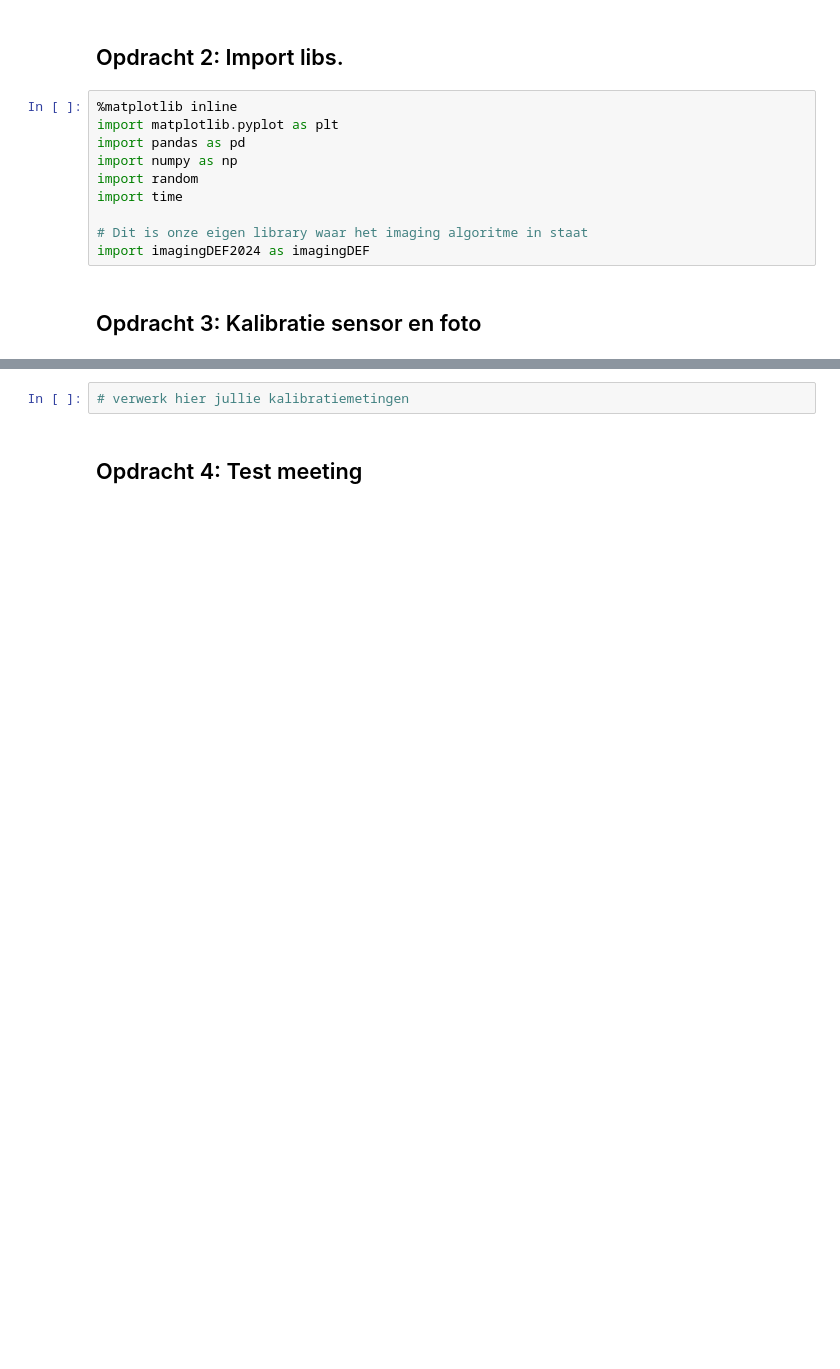
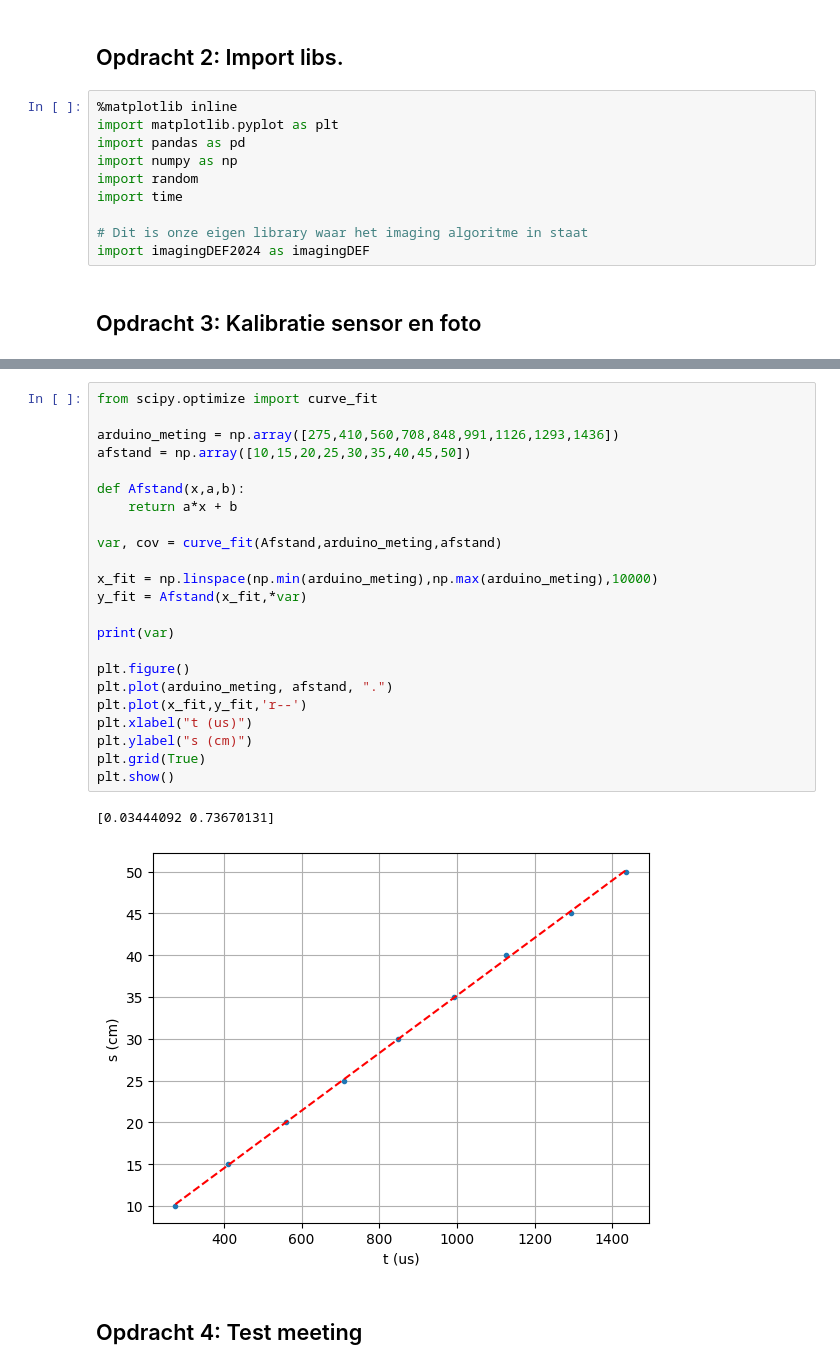
Before and after one commit to SybrenK07/opdrachten-DEF-D, a Jupyter notebook: FysiekeOntwerpopdrachten/4OntwerpEenAlgoritmeEchoAkoestisch/DEFOntwerpopdracht4AlgoritmeInvulTemplate.ipynb, the cells around one changed output, grey strips where cells are left out. Drawn from its saved outputs; the diff is of its cells as text; blank space fills up the shorter version.

```diff
--- a/FysiekeOntwerpopdrachten/4OntwerpEenAlgoritmeEchoAkoestisch/DEFOntwerpopdracht4AlgoritmeInvulTemplate.ipynb
+++ b/FysiekeOntwerpopdrachten/4OntwerpEenAlgoritmeEchoAkoestisch/DEFOntwerpopdracht4AlgoritmeInvulTemplate.ipynb
@@ -43,5 +43,29 @@ kalibratie-opstelling groep [nummer]
 # %%
-# verwerk hier jullie kalibratiemetingen
+from scipy.optimize import curve_fit
+
+arduino_meting = np.array([275,410,560,708,848,991,1126,1293,1436])
+afstand = np.array([10,15,20,25,30,35,40,45,50])
+
+def Afstand(x,a,b):
+    return a*x + b
+
+var, cov = curve_fit(Afstand,arduino_meting,afstand)
+
+x_fit = np.linspace(np.min(arduino_meting),np.max(arduino_meting),10000)
+y_fit = Afstand(x_fit,*var)
+
+print(var)
+
+plt.figure()
+plt.plot(arduino_meting, afstand, ".")
+plt.plot(x_fit,y_fit,'r--')
+plt.xlabel("t (us)")
+plt.ylabel("s (cm)")
+plt.grid(True)
+plt.show()
+# %% [output]
+[0.03444092 0.73670131]
+[figure, added]
 # %% [markdown]
 ## Opdracht 4: Test meeting
 # %%
```
Also changed, not shown: parts of 2 cells of this notebook, 4 other files.
